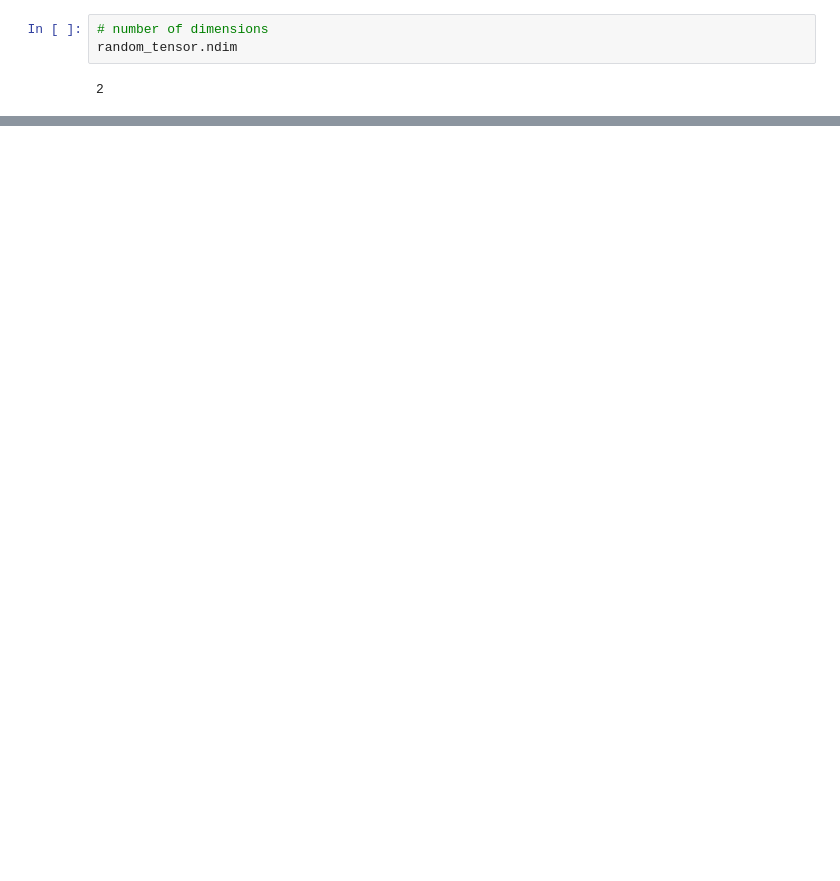
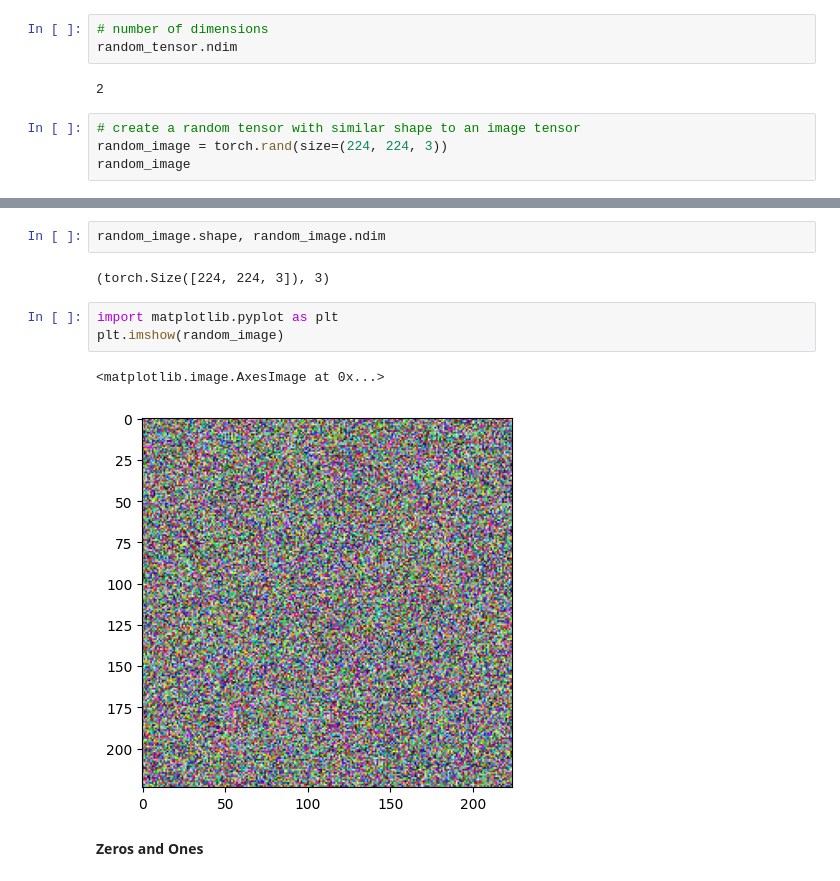
Before and after one commit to mirpouya/Pytorch_Tutorial, a Jupyter notebook: 00_PyTorch_Fundamentals.ipynb, the cells around one changed output, grey strips where cells are left out. Cells and saved outputs as stored; diff of their text form; blank space fills up the shorter version.

```diff
--- a/00_PyTorch_Fundamentals.ipynb
+++ b/00_PyTorch_Fundamentals.ipynb
@@ -117,3 +117,7 @@ tensor([[0.3105, 0.3718, 0.9020, 0.5270],
 random_tensor.ndim
 # %% [output]
 2
+# %%
+# create a random tensor with similar shape to an image tensor
+random_image = torch.rand(size=(224, 224, 3))
+random_image
@@ -119,0 +142,12 @@ random_tensor.ndim
+# %%
+random_image.shape, random_image.ndim
+# %% [output]
+(torch.Size([224, 224, 3]), 3)
+# %%
+import matplotlib.pyplot as plt
+plt.imshow(random_image)
+# %% [output]
+<matplotlib.image.AxesImage at 0x...>
+[figure, added]
+# %% [markdown]
+<b> Zeros and Ones </b>
```
Also changed, not shown: parts of 18 cells of this notebook.
